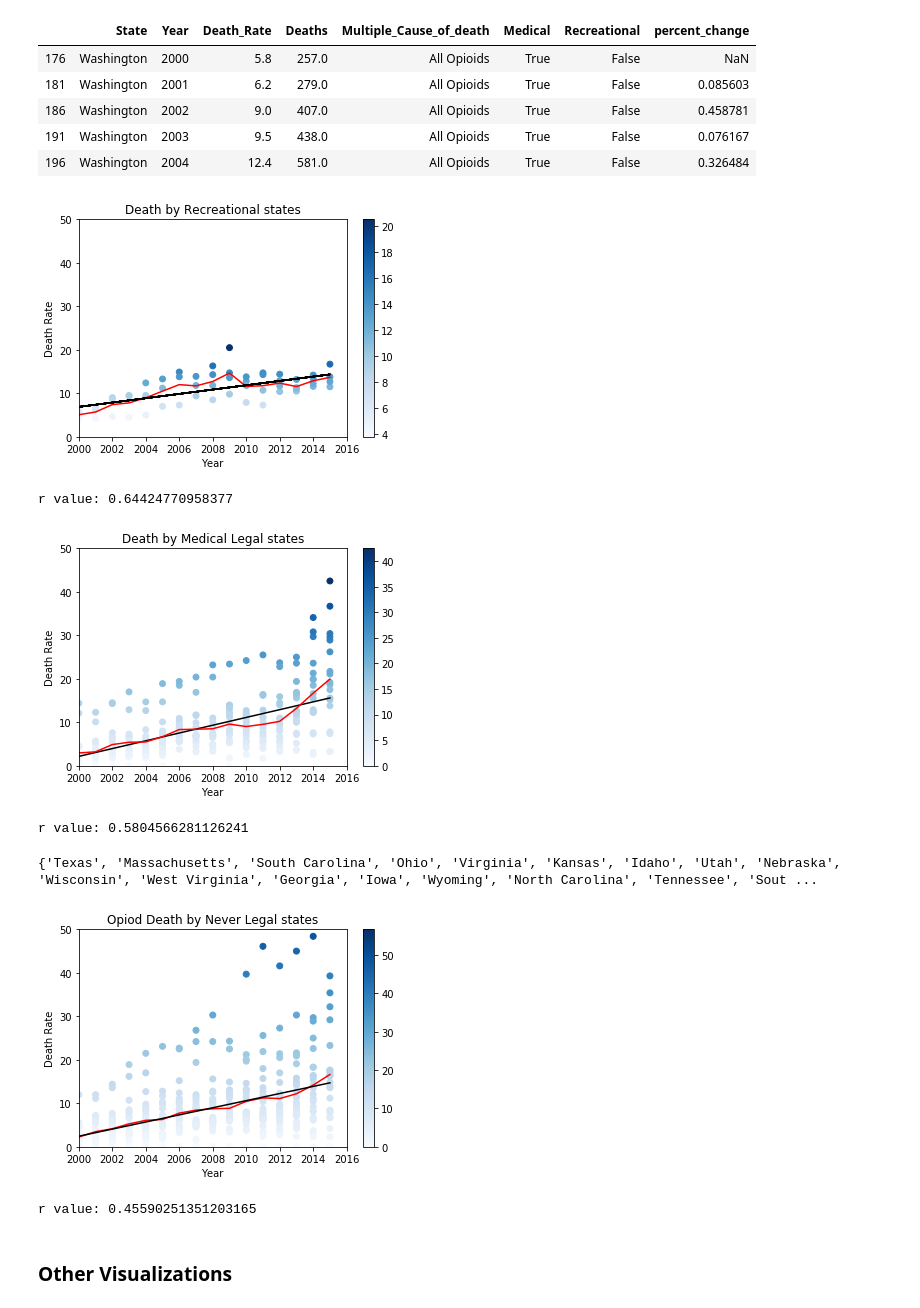
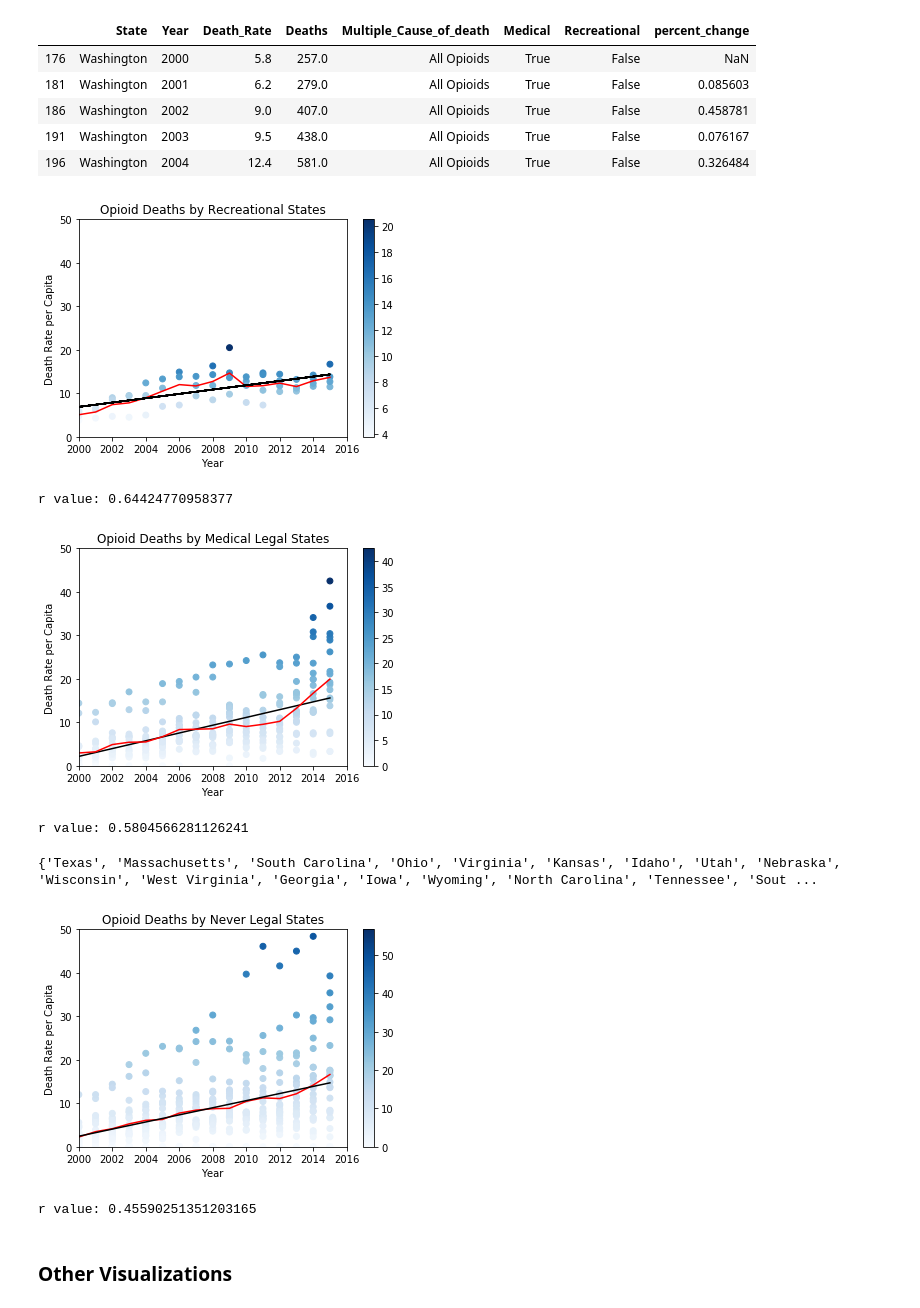
Before and after one commit to fia400/CPSSTeam, a Jupyter notebook: CPSS Main Code - Final_SL Edit.ipynb, the cells around one changed output. Drawn from its saved outputs; the diff is of its cells as text; code cells hidden in the pictures.

```diff
--- a/CPSS Main Code - Final_SL Edit.ipynb
+++ b/CPSS Main Code - Final_SL Edit.ipynb
@@ -322,8 +304,8 @@ plt.scatter(x,y,c=y, s=35, cmap=cm)
 plt.plot(y2, color='r')
 plt.plot(x,regress_values,"y-", color="black")
 plt.colorbar()
-plt.title('Death by Recreational states')
-plt.ylabel("Death Rate")
+plt.title('Opioid Deaths by Recreational States')
+plt.ylabel("Death Rate per Capita")
 plt.xlabel("Year")
 plt.ylim(0,50)
 plt.xlim(2000, 2016)
@@ -331,7 +313,7 @@ plt.xlim(2000, 2016)
 plt.show()
 print(f'r value: {rvalue}')
 # %% [output]
-[figure, old version]
+[figure, new version]
 r value: 0.64424770958377
 # %%
 #Medical States Dataframe
@@ -340,30 +322,30 @@ MedicalStates_df = Main_Table[Main_Table['State'].isin(MedicalStates)]
 # %%
 #Medical stastes data analysis
 x = MedicalStates_df["Year"]
 y = MedicalStates_df["Death_Rate"]
 cm = plt.cm.get_cmap('Blues')
 #linear regression
 (slope, intercept, rvalue, pvalue, stderr) = linregress(x, y)
 regress_values = x * slope + intercept
 line_eq = "y = " + str(round(slope,2)) + "x + " + str(round(intercept,2))
 
 #get average for line plots
 aveMed= MedicalStates_df.groupby(['Year'])
 y2=aveMed.mean()["Death_Rate"]
 
 plt.scatter(x,y, c=y, s=35, cmap=cm)
 plt.plot(x,regress_values,"y-", color="black")
 plt.plot(y2, color= 'r')
-plt.title('Death by Medical Legal states')
-plt.ylabel("Death Rate")
+plt.title('Opioid Deaths by Medical Legal States')
+plt.ylabel("Death Rate per Capita")
 plt.xlabel("Year")
 plt.ylim(0,50)
 plt.xlim(2000, 2016)
 plt.colorbar()
 plt.show()
 print(f'r value: {rvalue}')
 # %% [output]
-[figure, old version]
+[figure, new version]
 r value: 0.5804566281126241
 # %%
 #States that have never legalized weed
@@ -400,8 +382,8 @@ y2=aveMed.mean()["Death_Rate"]
 plt.scatter(x,y, cmap=cm, c=y)
 plt.plot(y2, color= 'r')
 plt.plot(x,regress_values,"y-", color="black")
-plt.title('Opiod Death by Never Legal states')
-plt.ylabel("Death Rate")
+plt.title('Opioid Deaths by Never Legal States')
+plt.ylabel("Death Rate per Capita")
 plt.xlabel("Year")
 plt.xlim(2000, 2016)
 plt.ylim(0,50)
@@ -409,7 +391,7 @@ plt.colorbar()
 plt.show()
 print(f'r value: {rvalue}')
 # %% [output]
-[figure, old version]
+[figure, new version]
 r value: 0.45590251351203165
 # %% [markdown]
 ### Other Visualizations
```
Also changed, not shown: parts of 10 cells of this notebook.
